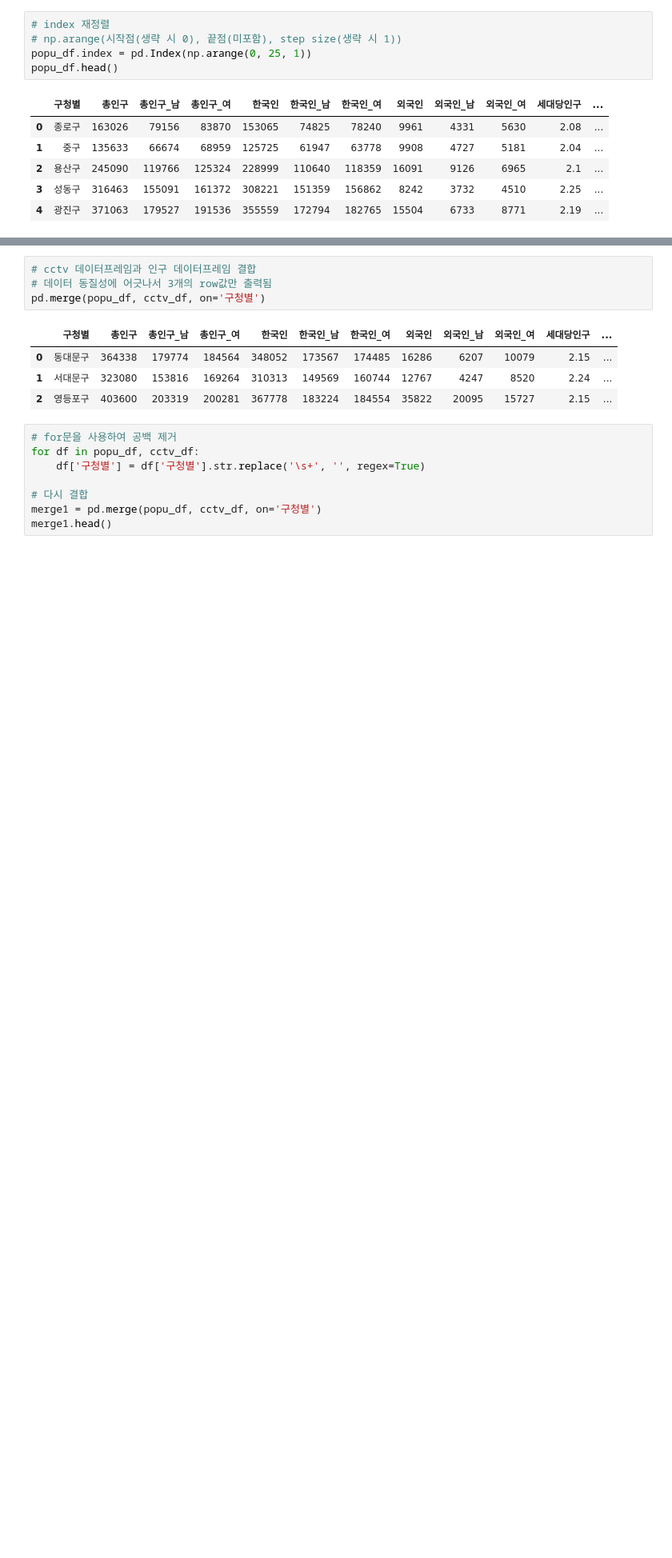
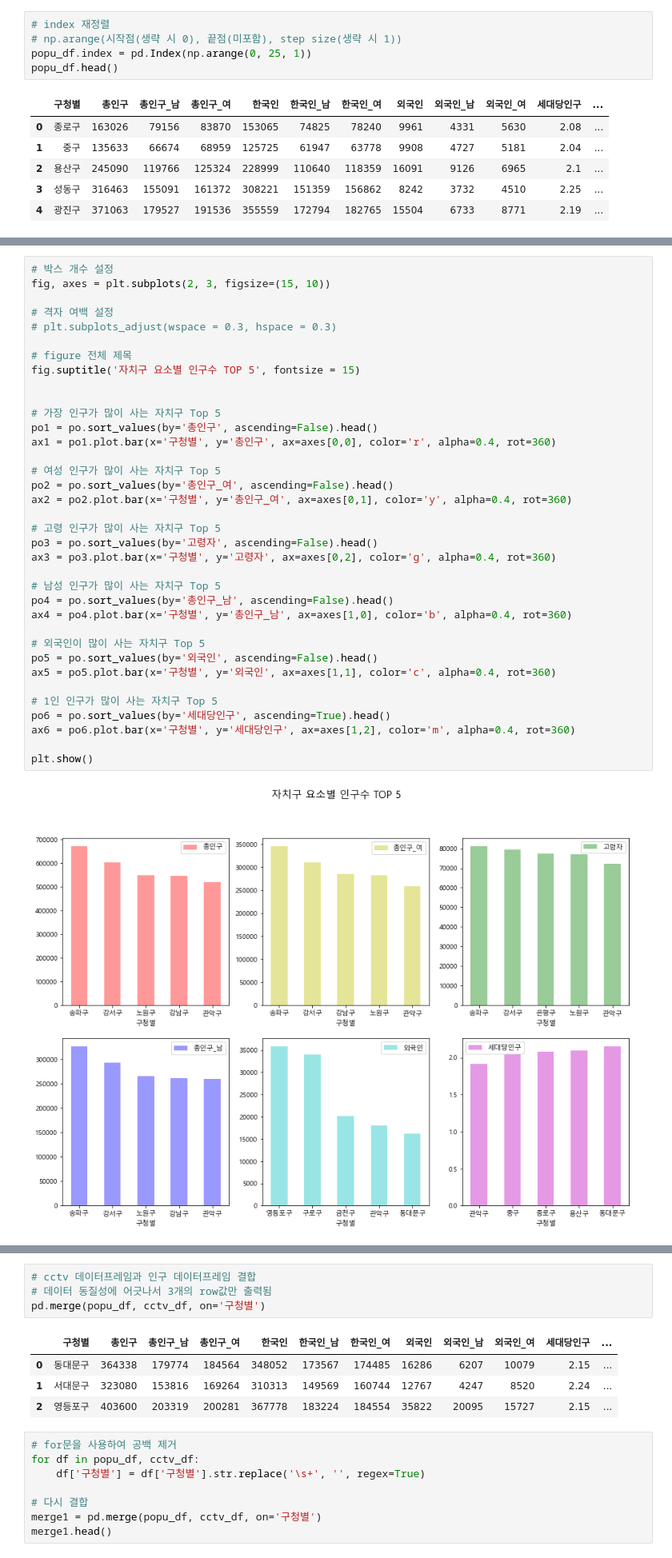
Before and after one commit to jh5209/Project, a Jupyter notebook: analist/seoul_cctv.ipynb, the cells around one changed output, grey strips where cells are left out. Shown at 80% size. Saved outputs shown, nothing was run; the diff lists cells and outputs as text; blank space fills up the shorter version.

```diff
--- a/analist/seoul_cctv.ipynb
+++ b/analist/seoul_cctv.ipynb
@@ -346,0 +381,38 @@ popu_df.sort_values(by='고령자', ascending=False).head(3)
+# %%
+# 박스 개수 설정
+fig, axes = plt.subplots(2, 3, figsize=(15, 10))
+
+# 격자 여백 설정
+# plt.subplots_adjust(wspace = 0.3, hspace = 0.3)
+
+# figure 전체 제목
+fig.suptitle('자치구 요소별 인구수 TOP 5', fontsize = 15)
+
+
+# 가장 인구가 많이 사는 자치구 Top 5
+po1 = po.sort_values(by='총인구', ascending=False).head()
+ax1 = po1.plot.bar(x='구청별', y='총인구', ax=axes[0,0], color='r', alpha=0.4, rot=360)
+
+# 여성 인구가 많이 사는 자치구 Top 5
+po2 = po.sort_values(by='총인구_여', ascending=False).head()
+ax2 = po2.plot.bar(x='구청별', y='총인구_여', ax=axes[0,1], color='y', alpha=0.4, rot=360)
+
+# 고령 인구가 많이 사는 자치구 Top 5
+po3 = po.sort_values(by='고령자', ascending=False).head()
+ax3 = po3.plot.bar(x='구청별', y='고령자', ax=axes[0,2], color='g', alpha=0.4, rot=360)
+
+# 남성 인구가 많이 사는 자치구 Top 5
+po4 = po.sort_values(by='총인구_남', ascending=False).head()
+ax4 = po4.plot.bar(x='구청별', y='총인구_남', ax=axes[1,0], color='b', alpha=0.4, rot=360)
+
+# 외국인이 많이 사는 자치구 Top 5
+po5 = po.sort_values(by='외국인', ascending=False).head()
+ax5 = po5.plot.bar(x='구청별', y='외국인', ax=axes[1,1], color='c', alpha=0.4, rot=360)
+
+# 1인 인구가 많이 사는 자치구 Top 5
+po6 = po.sort_values(by='세대당인구', ascending=True).head()
+ax6 = po6.plot.bar(x='구청별', y='세대당인구', ax=axes[1,2], color='m', alpha=0.4, rot=360)
+
+plt.show()
+# %% [output]
+[figure, added]
```
Also changed, not shown: parts of 13 cells of this notebook.
